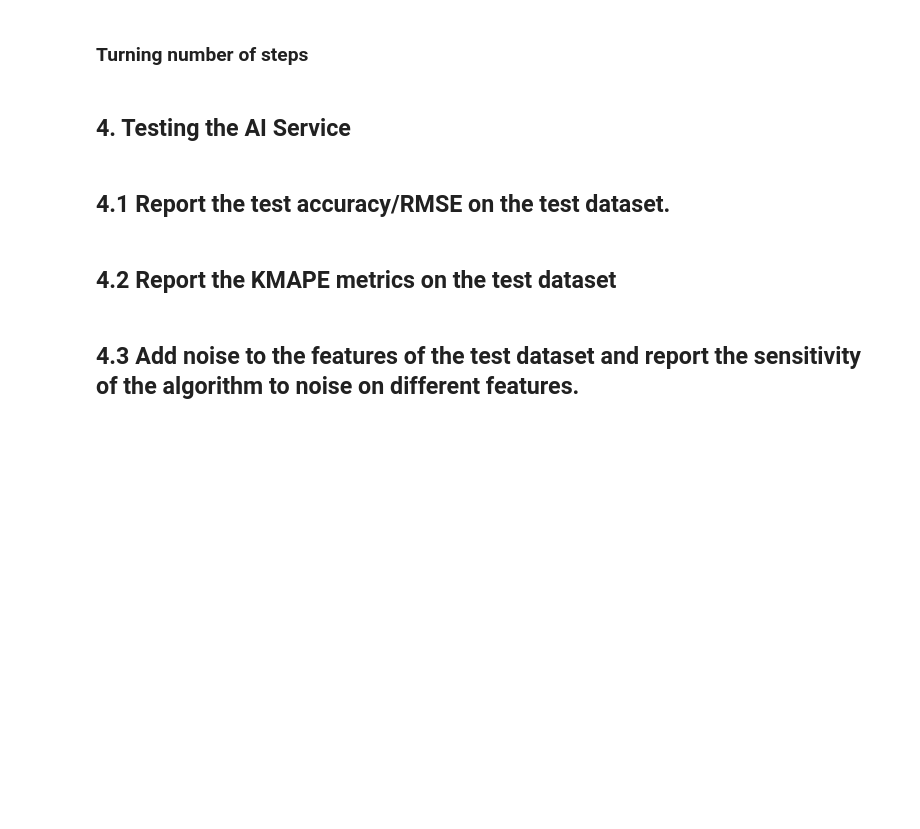
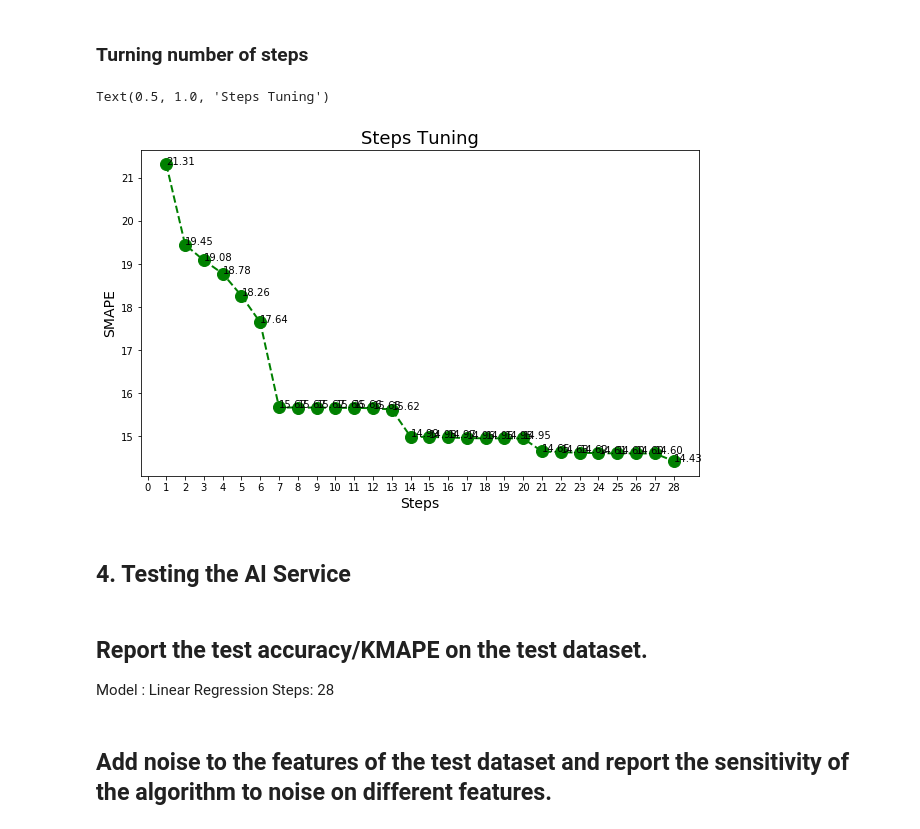
Before and after one commit to MorrisQiu/DemandForecast, a Jupyter notebook: SalesForecast-V3.ipynb, the cells around one changed output. Drawn from its saved outputs; the diff is of its cells as text; code cells hidden in the pictures; blank space fills up the shorter version.

```diff
--- a/SalesForecast-V3.ipynb
+++ b/SalesForecast-V3.ipynb
@@ -576,5 +565,8 @@ cv = chain(cvTimeSeriesSplit(lag_7,n_splits=7))
+# %%
+step_ = [('cv',cvTimeSeriesSplit(n_splits=5))]
+cv = Pipeline(step_).fit_transform(lag_7)
 # %%
-model2 = RandomForestRegressor(n_estimators=1000, n_jobs=-1, random_state=0)
+model2 = RandomForestRegressor(n_estimators=200, n_jobs=-1, random_state=0)
 # %%
 steps = [('7_step',LagTimes('sales','store','item',7,dropna=True)),
         ('predic_2',TimeSeriesRegressor(model=model2,cv=cv,scoring=smape))]
@@ -605,9 +596,10 @@ def stepsTune(X,model2,num_steps,init=1,n_splits=7,scoring=smape):
         steps = [(str(i)+'_step',LagTimes('sales','store','item',i,dropna=True))]
         lag_ = Pipeline(steps).fit_transform(X)
 
-        cv = chain(cvTimeSeriesSplit(lag_,n_splits))
+        step_ = [('cv',cvTimeSeriesSplit(n_splits=5))]
+        cv = Pipeline(step_).fit_transform(lag_)
 
-        steps.append(('predic_2',TimeSeriesRegressor(model=model2,cv=cv,scoring=smape,verbosity=True)))
+        steps.append(('predic_2',TimeSeriesRegressor(model=model2,cv=cv,scoring=smape,verbosity=False)))
         lag_p = Pipeline(steps).fit(X)
 
         score_ = np.mean(lag_p.score(X))
@@ -618,13 +610,31 @@ def stepsTune(X,model2,num_steps,init=1,n_splits=7,scoring=smape):
 ### Turning number of steps
 # %%
 model_lr = LinearRegression()
-list_scores = stepsTune(df_train,model_lr,21)
+list_scores = stepsTune(df_train,model_lr,28)
+# %%
+x = [i[0] for i in list_scores]
+y = [i[1] for i in list_scores]
+
+fig = plt.figure(figsize=(10,6))
+ax = fig.add_subplot(111)
+plt.plot(x,y,color='green', marker='o', linestyle='dashed',
+        linewidth=2, markersize=12)
+for i,j in zip(x,y):
+    ax.annotate(str('{:.2f}'.format(j)),xy=(i,j))
+plt.xticks(np.arange(0, 29, step=1))
+plt.xlabel('Steps',fontsize=14)
+plt.ylabel('SMAPE',fontsize=14)
+plt.title('Steps Tuning',fontsize=18)
+# %% [output]
+Text(0.5, 1.0, 'Steps Tuning')
+[figure, added]
 # %% [markdown]
 <a id='session_4'></a>
 ## 4. Testing the AI Service
 # %% [markdown]
-## 4.1 Report the test accuracy/RMSE on the test dataset.
+## Report the test accuracy/KMAPE on the test dataset.
+
+Model : Linear Regression
+Steps: 28
-# %% [markdown]
-## 4.2 Report the KMAPE metrics on the test dataset
 # %% [markdown]
-## 4.3 Add noise to the features of the test dataset and report the sensitivity of the algorithm to noise on different features.
+## Add noise to the features of the test dataset and report the sensitivity of the algorithm to noise on different features.
```
Also changed, not shown: parts of 8 cells of this notebook.
